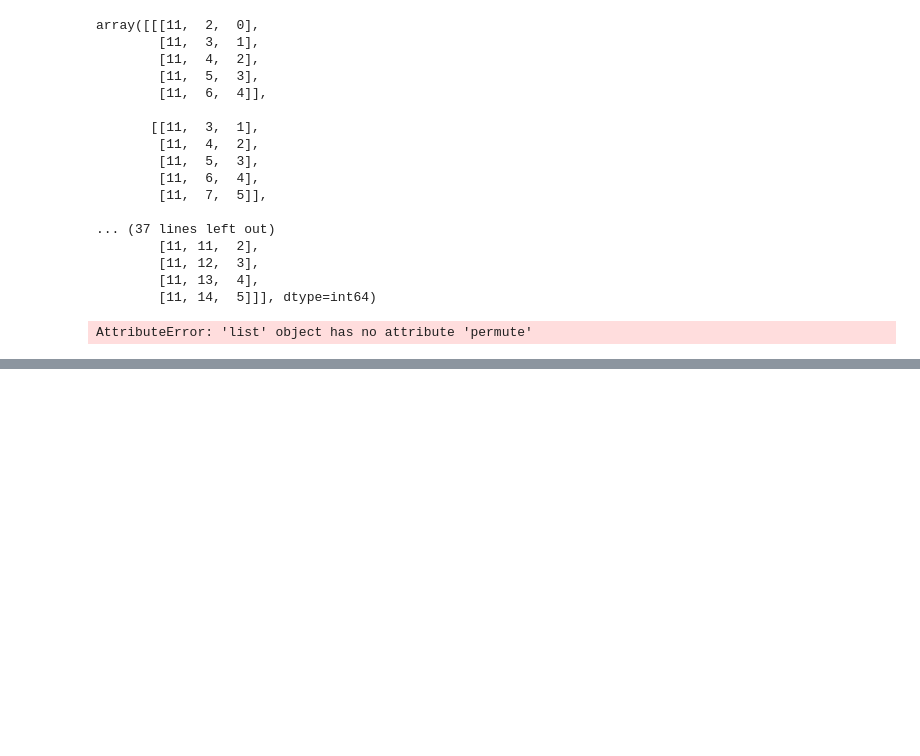
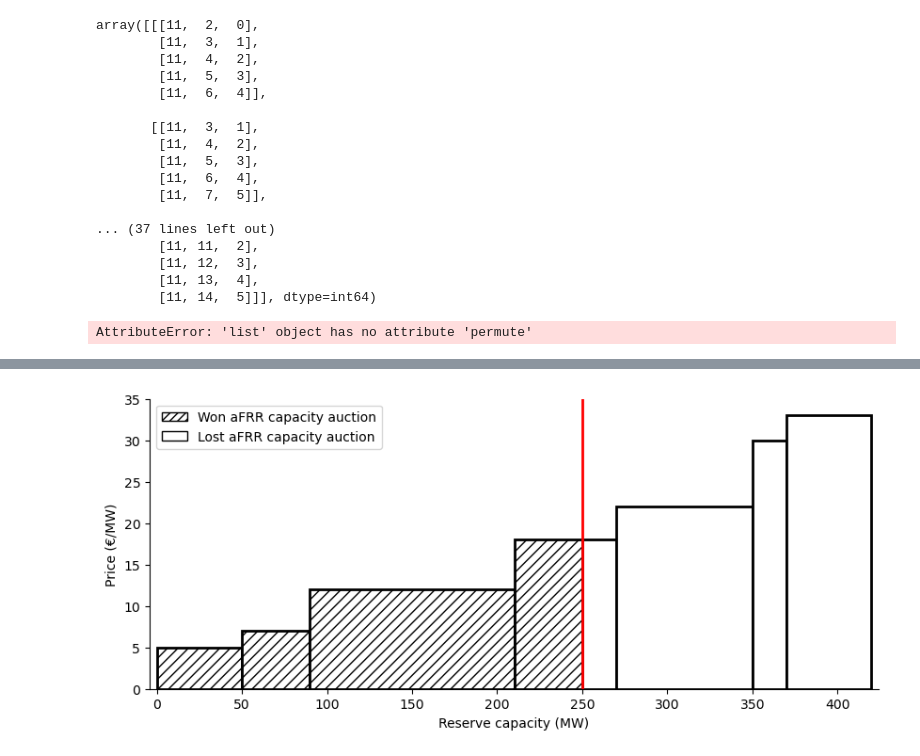
Before and after one commit to 93chanle/srl_other_models, a Jupyter notebook: test_codes.ipynb, the cells around one changed output, grey strips where cells are left out. Drawn from its saved outputs; the diff is of its cells as text; code cells hidden in the pictures; blank space fills up the shorter version.

```diff
--- a/test_codes.ipynb
+++ b/test_codes.ipynb
@@ -121,0 +198,89 @@ AttributeError: 'list' object has no attribute 'permute'
+# %%
+capacity_bids = [5, 7, 12, 18, 22, 30, 33]
+energy_bids = [14, 28, 12, 20, 16, 8, 5]
+widths = [50, 40, 120, 60, 80, 20, 50]
+names = ['A', 'B', 'C', 'D', 'E', 'F', 'G']
+demand = 250
+
+data = {
+    'names': names,
+    'widths':widths,
+    'capacity_bids':capacity_bids,
+    'energy_bids':energy_bids,
+
+}
+
+data = pd.DataFrame(data)
+data = data.sort_values('capacity_bids')
+data['left_capacity'] = [0] + np.cumsum(data['widths'].iloc[:-1]).tolist()
+data = data.sort_values('energy_bids')
+data['left_energy'] = [0] + np.cumsum(data['widths'].iloc[:-1]).tolist()
+# %%
+
+# CAPACITY PRICE GRAPH
+
+data_ = data.sort_values('capacity_bids')
+
+df_small = data_[data_['left_capacity'] < demand]
+
+df_large = data_[data_['left_capacity'] > demand]
+
+df_small['widths'].iloc[-1] = demand - df_small['left_capacity'].iloc[-1]
+
+add_row = dict(
+    widths=[(df_large['left_capacity'].iloc[0] - demand)],
+    capacity_bids=[df_small['capacity_bids'].iloc[-1]],
+    energy_bids=[df_small['energy_bids'].iloc[-1]],
+    left_capacity=[demand],
+    left_energy=[df_small['left_energy'].iloc[-1]],
+    names=[df_small['names'].iloc[-1]],
+)
+
+add_row = pd.DataFrame(add_row)
+
+# upper_row = dict(
+#     widths=[(df_['left_capacity'].iloc[0] - demand)],
+#     capacity_bids=[df_['capacity_bids'].iloc[0]],
+#     energy_bids=[df_['energy_bids'].iloc[0]],
+#     left_capacity=[demand],
+#     left_energy=[df_['left_energy'].iloc[0]],
+# )
+
+data_ = pd.concat([df_small, add_row, df_large], ignore_index=True)
+
+# -------------------------------------------------------------------
+
+import seaborn as sns
+import matplotlib.pyplot as plt
+import matplotlib.patches as mpatches
+
+# capacity_bids = [5, 7, 12, 18, 22, 22, 30, 33]
+# widths = [50, 40, 120, 60, 30, 50, 20, 50]
+# left = [0] + np.cumsum(widths[:-1]).tolist()
+
+data_ = data_.sort_values('capacity_bids')
+
+pattern = ['///' if np.sum(data_['widths'].iloc[:i]) < demand else ' ' for i in range(len(data_))]
+
+fig, ax = plt.subplots(figsize=(10, 4), dpi=100)
+
+plt.bar(data_['left_capacity'], data_['capacity_bids'], width = data_['widths'], hatch=pattern, color='white',
+alpha = 1, align='edge', edgecolor = 'k', linewidth = 2)
+
+plt.axvline(x=demand, color='r', linewidth = 2)
+
+plt.margins(x=0.01, tight=True)
+plt.legend()
+# color=('orange','green','blue')
+
+ax.set_xlabel('Reserve capacity (MW)')
+ax.set_ylabel('Price (€/MW)')
+ax.set_ylim([0, 35])
+
+legend_labels = ['Won aFRR capacity auction', 'Lost aFRR capacity auction']
+legend_handles = [mpatches.Patch(hatch='////', fill=False), mpatches.Patch(hatch=' ', fill=False)]
+ax.legend(legend_handles, legend_labels)
+
+ax.spines['top'].set_visible(False)
+ax.spines['right'].set_visible(False)
+# %% [output]
@@ -121,0 +292 @@ AttributeError: 'list' object has no attribute 'permute'
+[figure, added]
```
Also changed, not shown: parts of 18 cells of this notebook, 49 other files.
